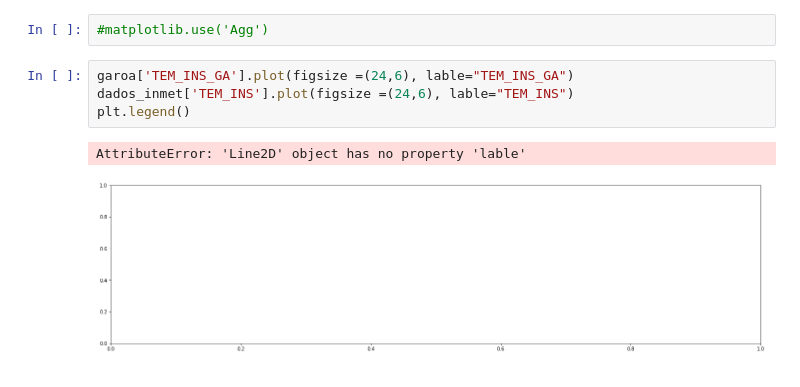
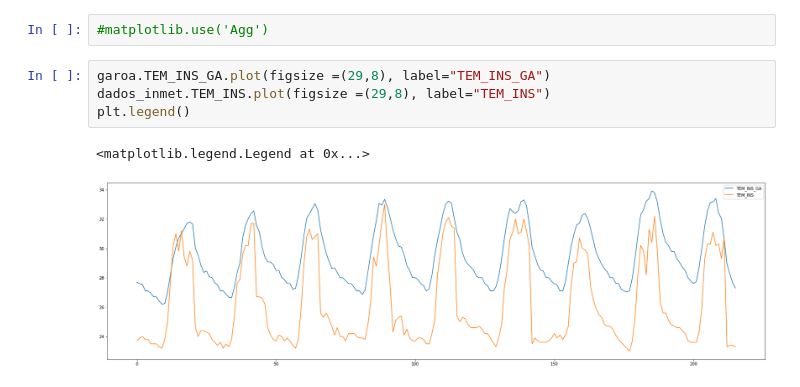
Before and after one commit to garoa-startup/analis_dos_dados, a Jupyter notebook: analise.ipynb, the cells around one changed output. Drawn from its saved outputs; the diff is of its cells as text.

```diff
--- a/analise.ipynb
+++ b/analise.ipynb
@@ -89,9 +89,9 @@ erro_umin
 # %%
 #matplotlib.use('Agg')
 # %%
-garoa['TEM_INS_GA'].plot(figsize =(24,6), lable="TEM_INS_GA")
-dados_inmet['TEM_INS'].plot(figsize =(24,6), lable="TEM_INS")
+garoa.TEM_INS_GA.plot(figsize =(29,8), label="TEM_INS_GA")
+dados_inmet.TEM_INS.plot(figsize =(29,8), label="TEM_INS")
 plt.legend()
 # %% [output]
-AttributeError: 'Line2D' object has no property 'lable'
+<matplotlib.legend.Legend at 0x...>
-[figure, old version]
+[figure, new version]
```
Also changed, not shown: parts of 5 cells of this notebook, 1 other file.
